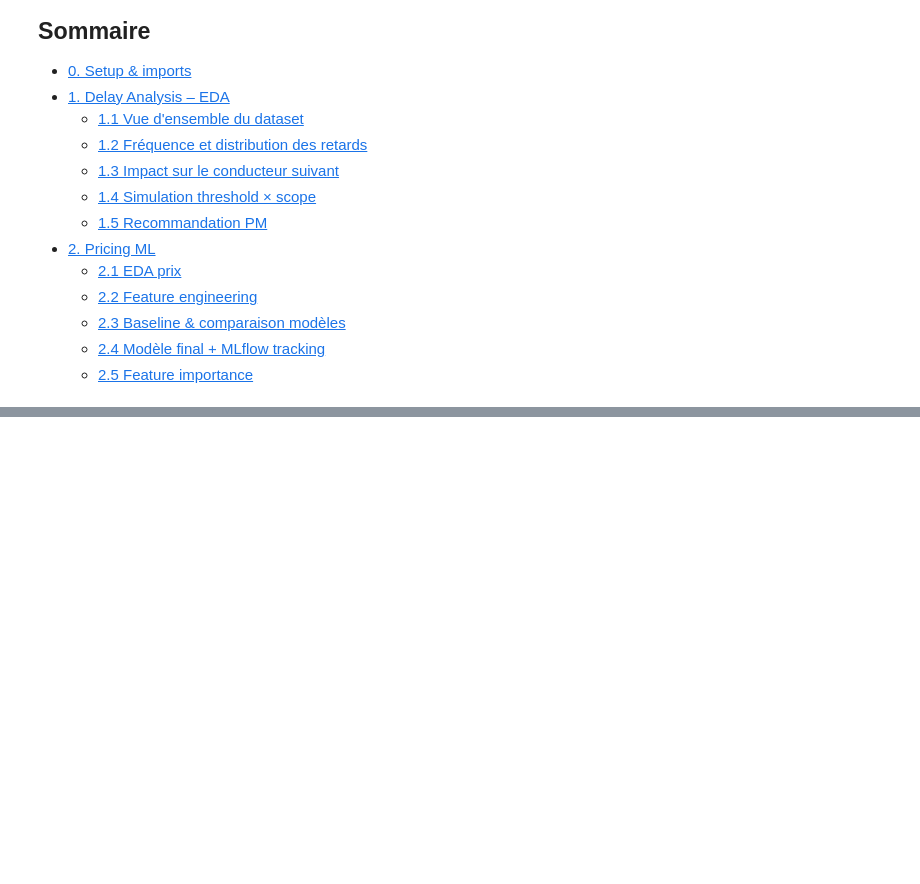
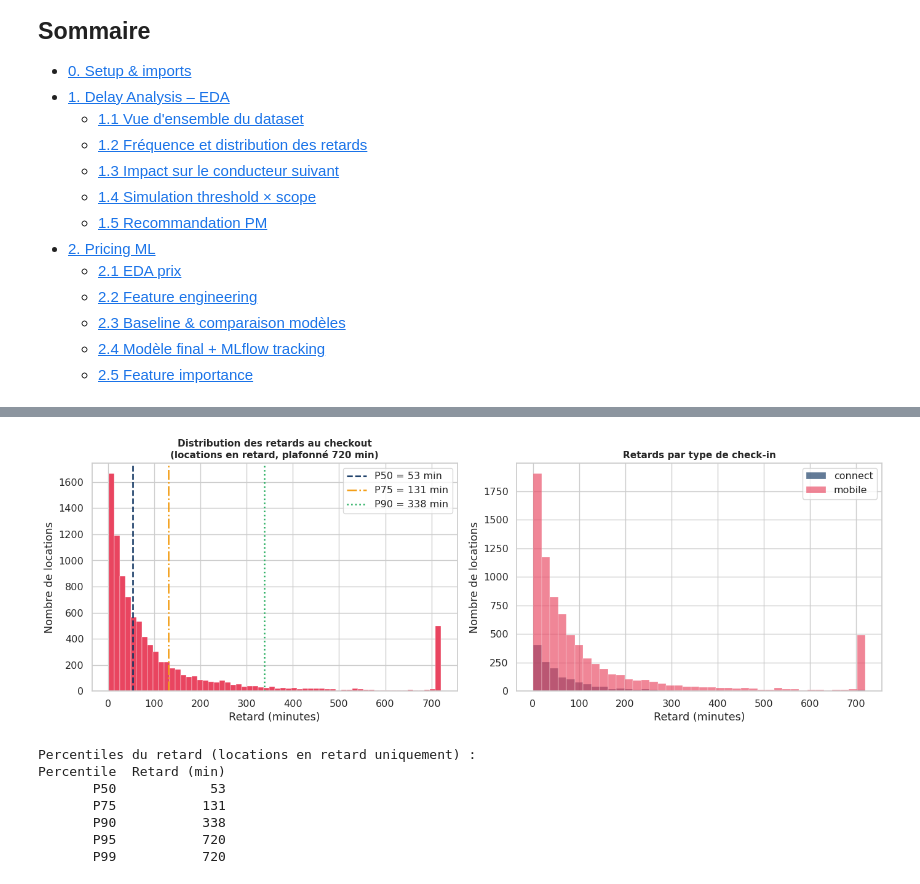
Before and after one commit to Ibra-Ba/getaround, a Jupyter notebook: notebooks/01-Getaround_analysis.ipynb, the cells around one changed output, grey strips where cells are left out. Saved outputs shown, nothing was run; the diff lists cells and outputs as text; code cells hidden in the pictures; blank space fills up the shorter version.

```diff
--- a/notebooks/01-Getaround_analysis.ipynb
+++ b/notebooks/01-Getaround_analysis.ipynb
@@ -165,0 +329,49 @@ Ce notebook couvre deux missions :
+# %%
+late_vals = (
+    ended.loc[ended['delay_at_checkout_in_minutes'] > 0, 'delay_at_checkout_in_minutes']
+    .clip(upper=720)
+)
+
+fig, axes = plt.subplots(1, 2, figsize=(14, 5))
+
+# Distribution globale
+axes[0].hist(late_vals, bins=60, color=RED, edgecolor='white', linewidth=0.3)
+for p, c, ls in [(50, BLUE, '--'), (75, ORANGE, '-.'), (90, GREEN, ':')]:
+    v = np.percentile(late_vals, p)
+    axes[0].axvline(v, color=c, linestyle=ls, linewidth=1.8,
+                    label=f'P{p} = {v:.0f} min')
+axes[0].set_title('Distribution des retards au checkout\n(locations en retard, plafonné 720 min)',
+                  fontsize=11, fontweight='bold')
+axes[0].set_xlabel('Retard (minutes)')
+axes[0].set_ylabel('Nombre de locations')
+axes[0].legend()
+
+# Par type de check-in
+for t, c in [('connect', BLUE), ('mobile', RED)]:
+    v = ended.loc[(ended['checkin_type'] == t) & (ended['delay_at_checkout_in_minutes'] > 0),
+                  'delay_at_checkout_in_minutes'].clip(upper=720)
+    axes[1].hist(v, bins=40, alpha=0.65, color=c, label=t, edgecolor='white', linewidth=0.3)
+axes[1].set_title('Retards par type de check-in', fontsize=11, fontweight='bold')
+axes[1].set_xlabel('Retard (minutes)')
+axes[1].set_ylabel('Nombre de locations')
+axes[1].legend()
+
+plt.tight_layout()
+plt.show()
+
+# Table percentiles
+pct_df = pd.DataFrame({
+    'Percentile': ['P50', 'P75', 'P90', 'P95', 'P99'],
+    'Retard (min)': [int(np.percentile(late_vals, p)) for p in [50, 75, 90, 95, 99]]
+})
+print('\nPercentiles du retard (locations en retard uniquement) :')
+print(pct_df.to_string(index=False))
+# %% [output]
+[figure, added]
+Percentiles du retard (locations en retard uniquement) :
+Percentile  Retard (min)
+       P50            53
+       P75           131
+       P90           338
+       P95           720
+       P99           720
```
Also changed, not shown: parts of 38 cells of this notebook, 2 other files.
